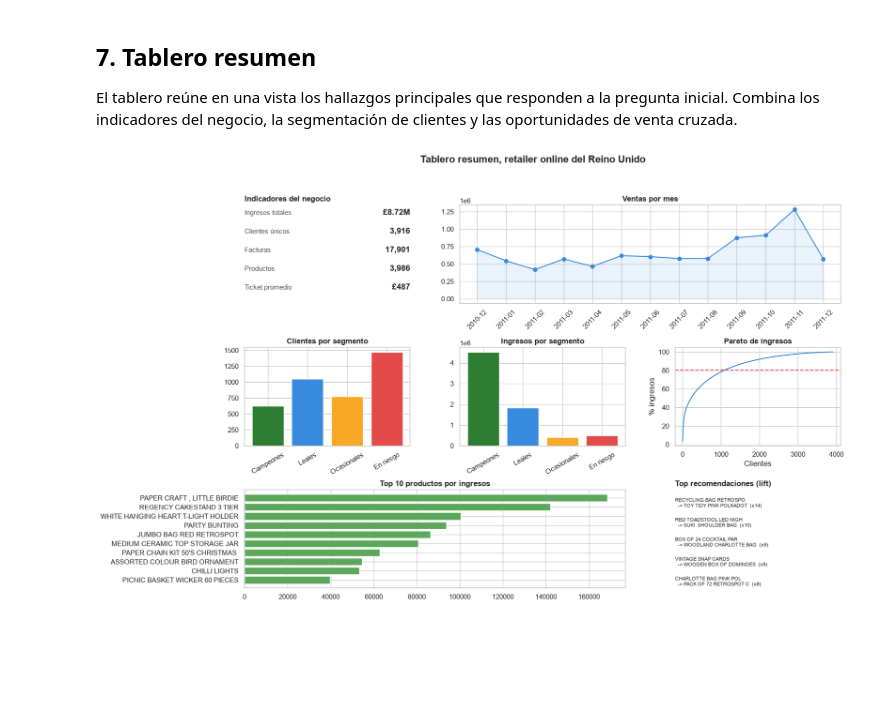
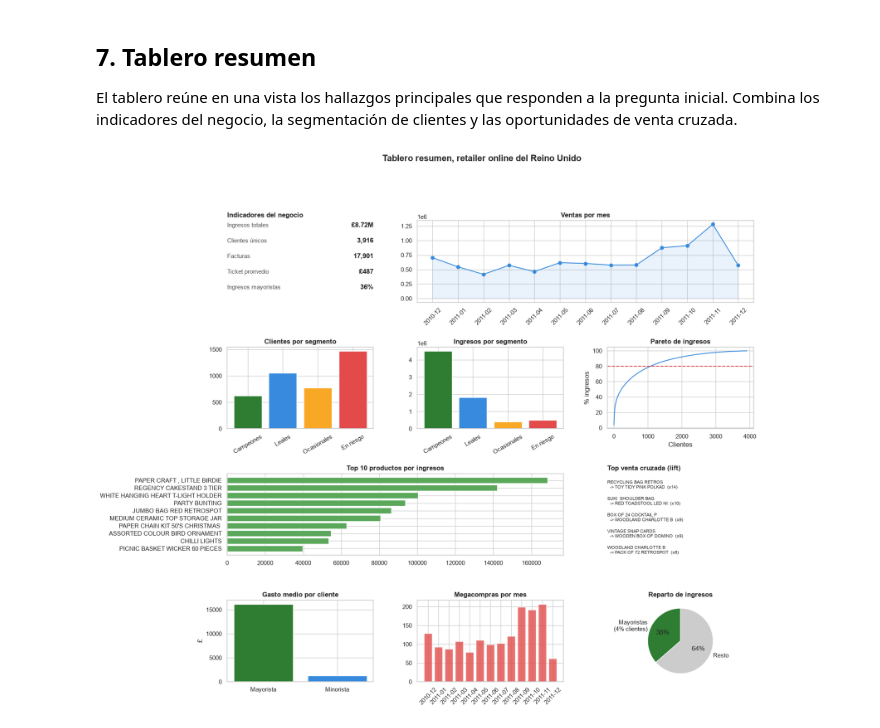
Before and after one commit to JLosada-Dev/estadistica-especializacion, a Jupyter notebook: notebooks/Taller_4_retail_analisis_completo.ipynb, the cells around one changed output. Saved outputs shown, nothing was run; the diff lists cells and outputs as text; code cells hidden in the pictures; blank space fills up the shorter version.

```diff
--- a/notebooks/Taller_4_retail_analisis_completo.ipynb
+++ b/notebooks/Taller_4_retail_analisis_completo.ipynb
@@ -985,72 +985,81 @@ Cada burbuja es una regla y su tamaño representa el lift. Las grises son de mis
 
 El tablero reúne en una vista los hallazgos principales que responden a la pregunta inicial. Combina los indicadores del negocio, la segmentación de clientes y las oportunidades de venta cruzada.
 # %%
-fig = plt.figure(figsize=(17, 11))
-gs = fig.add_gridspec(3, 3, hspace=0.45, wspace=0.3)
+ing_may = df_cli[df_cli["CustomerID"].isin(ids_mayoristas)]["TotalPrice"].sum()
+ing_resto = df_cli["TotalPrice"].sum() - ing_may
 
-# KPIs
-ax0 = fig.add_subplot(gs[0, 0])
-ax0.axis("off")
+fig = plt.figure(figsize=(17, 15))
+gs = fig.add_gridspec(4, 3, hspace=0.55, wspace=0.3)
+
+# Indicadores
+ax0 = fig.add_subplot(gs[0, 0]); ax0.axis("off")
 kpis = [
-    ("Ingresos totales", f"£{df['TotalPrice'].sum() / 1e6:.2f}M"),
+    ("Ingresos totales", f"£{df['TotalPrice'].sum()/1e6:.2f}M"),
     ("Clientes únicos", f"{df_cli['CustomerID'].nunique():,}"),
     ("Facturas", f"{df['InvoiceNo'].nunique():,}"),
-    ("Productos", f"{df['Description'].nunique():,}"),
     ("Ticket promedio", f"£{df.groupby('InvoiceNo')['TotalPrice'].sum().mean():.0f}"),
+    ("Ingresos mayoristas", f"{ing_may/df_cli['TotalPrice'].sum()*100:.0f}%"),
 ]
-y = 0.9
+y = 0.92
 for nombre, val in kpis:
     ax0.text(0.0, y, nombre, fontsize=11, color="#555")
-    ax0.text(1.0, y, val, fontsize=13, fontweight="bold", ha="right", color="#222")
+    ax0.text(1.0, y, val, fontsize=12.5, fontweight="bold", ha="right", color="#222")
     y -= 0.19
 ax0.set_title("Indicadores del negocio", fontweight="bold", loc="left")
 
 # Ventas por mes
 ax1 = fig.add_subplot(gs[0, 1:])
 ax1.plot(ventas_mes.index, ventas_mes.values, marker="o", color="#378ADD")
 ax1.fill_between(range(len(ventas_mes)), ventas_mes.values, alpha=0.1, color="#378ADD")
-ax1.set_title("Ventas por mes", fontweight="bold")
-ax1.tick_params(axis="x", rotation=45)
+ax1.set_title("Ventas por mes", fontweight="bold"); ax1.tick_params(axis="x", rotation=45)
 
 # Clientes por segmento
 ax2 = fig.add_subplot(gs[1, 0])
 ax2.bar(conteo.index, conteo.values, color=[colores[s] for s in conteo.index])
-ax2.set_title("Clientes por segmento", fontweight="bold")
-ax2.tick_params(axis="x", rotation=30)
+ax2.set_title("Clientes por segmento", fontweight="bold"); ax2.tick_params(axis="x", rotation=30)
 
 # Ingresos por segmento
 ax3 = fig.add_subplot(gs[1, 1])
 ax3.bar(ingreso_seg.index, ingreso_seg.values, color=[colores[s] for s in ingreso_seg.index])
-ax3.set_title("Ingresos por segmento", fontweight="bold")
-ax3.tick_params(axis="x", rotation=30)
+ax3.set_title("Ingresos por segmento", fontweight="bold"); ax3.tick_params(axis="x", rotation=30)
 
 # Pareto
 ax4 = fig.add_subplot(gs[1, 2])
-ax4.plot(range(1, len(acumulado) + 1), acumulado.values * 100, color="#378ADD")
+ax4.plot(range(1, len(acumulado)+1), acumulado.values*100, color="#378ADD")
 ax4.axhline(80, color="#E24B4A", linestyle="--")
-ax4.set_title("Pareto de ingresos", fontweight="bold")
-ax4.set_xlabel("Clientes")
-ax4.set_ylabel("% ingresos")
+ax4.set_title("Pareto de ingresos", fontweight="bold"); ax4.set_xlabel("Clientes"); ax4.set_ylabel("% ingresos")
 
 # Top productos
 ax5 = fig.add_subplot(gs[2, :2])
 ax5.barh(top_prod.index[::-1], top_prod.values[::-1], color="#5BA85B")
 ax5.set_title("Top 10 productos por ingresos", fontweight="bold")
 
-# Top reglas
-ax6 = fig.add_subplot(gs[2, 2])
-ax6.axis("off")
-ax6.set_title("Top recomendaciones (lift)", fontweight="bold", loc="left")
-y = 0.92
+# Top recomendaciones cruzadas
+ax6 = fig.add_subplot(gs[2, 2]); ax6.axis("off")
+ax6.set_title("Top venta cruzada (lift)", fontweight="bold", loc="left")
+yy = 0.92
 for _, r in cross_sell.sort_values("lift", ascending=False).head(5).iterrows():
-    a = list(r["antecedents"])[0][:22]
-    c = list(r["consequents"])[0][:22]
-    ax6.text(0.0, y, f"{a}\n  -> {c}  (x{r['lift']:.0f})", fontsize=8, va="top")
-    y -= 0.2
+    a = list(r["antecedents"])[0][:20]; c = list(r["consequents"])[0][:20]
+    ax6.text(0.0, yy, f"{a}\n  -> {c}  (x{r['lift']:.0f})", fontsize=8, va="top")
+    yy -= 0.2
 
-fig.suptitle(
-    "Tablero resumen, retailer online del Reino Unido", fontsize=16, fontweight="bold", y=0.98
-)
+# Nicho mayorista, gasto medio
+ax7 = fig.add_subplot(gs[3, 0])
+ax7.bar(["Mayorista", "Minorista"], [gasto_may, gasto_min], color=["#2E7D32", "#378ADD"])
+ax7.set_title("Gasto medio por cliente", fontweight="bold"); ax7.set_ylabel("£")
+
+# Megacompras por mes
+ax8 = fig.add_subplot(gs[3, 1])
+ax8.bar(conteo_grandes.index, conteo_grandes.values, color="#E24B4A", alpha=0.8)
+ax8.set_title("Megacompras por mes", fontweight="bold"); ax8.tick_params(axis="x", rotation=45)
+
+# Reparto de ingresos mayorista vs resto
+ax9 = fig.add_subplot(gs[3, 2])
+ax9.pie([ing_may, ing_resto], labels=["Mayoristas\n(4% clientes)", "Resto"],
+        colors=["#2E7D32", "#cccccc"], autopct="%1.0f%%", startangle=90)
+ax9.set_title("Reparto de ingresos", fontweight="bold")
+
+fig.suptitle("Tablero resumen, retailer online del Reino Unido", fontsize=16, fontweight="bold", y=0.99)
 plt.show()
 # %% [output]
-[figure, old version]
+[figure, new version]
```
Also changed, not shown: parts of 4 cells of this notebook, 3 other files.
